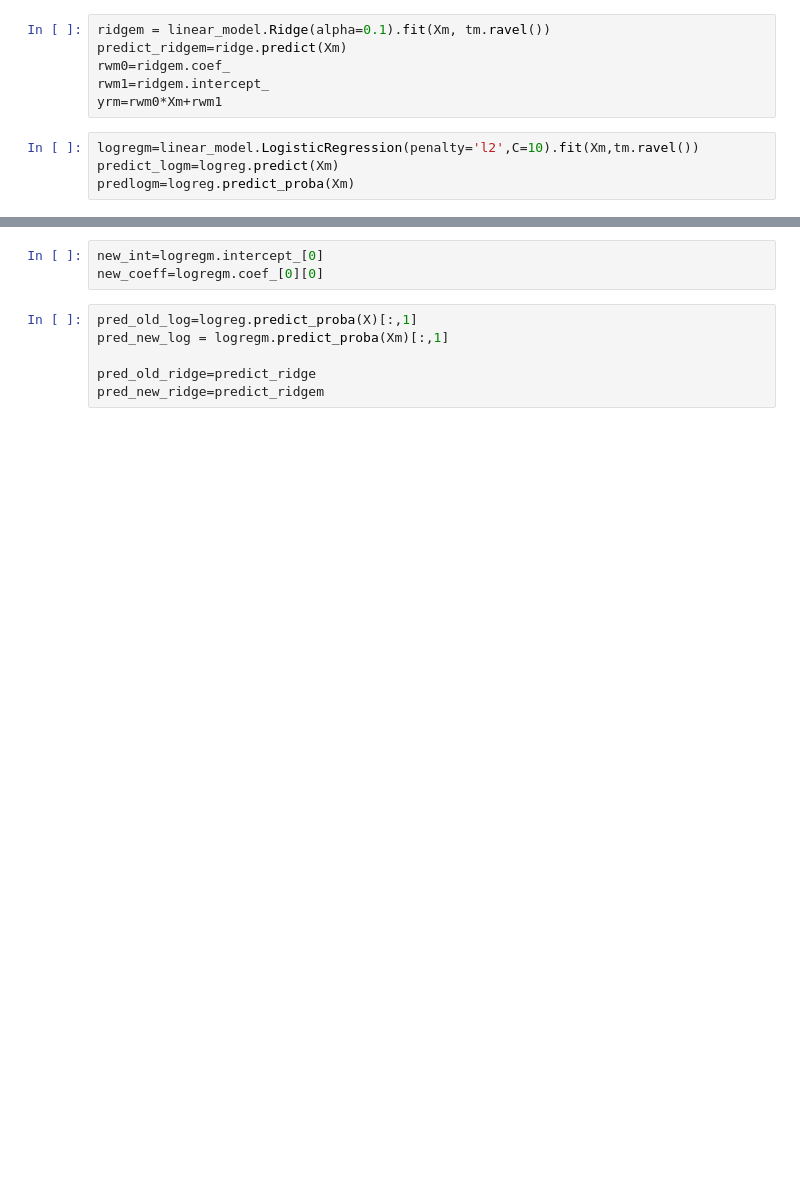
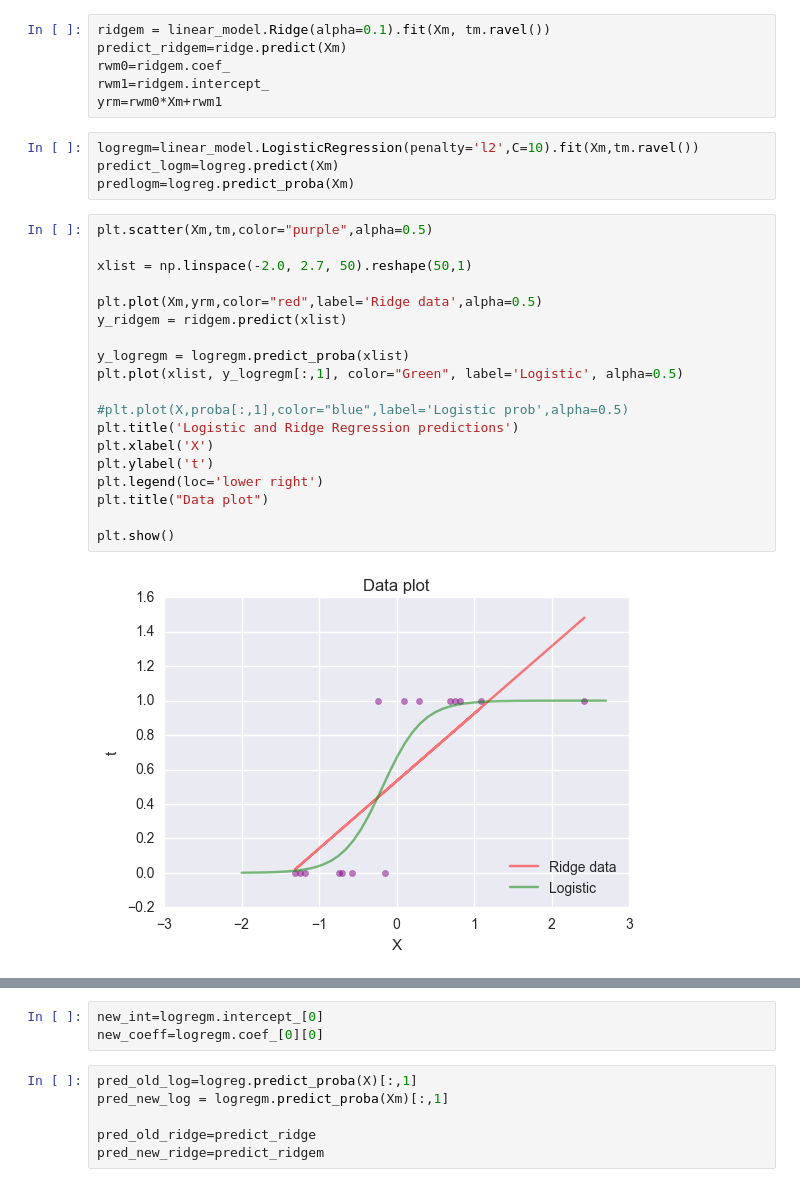
Before and after one commit to AnkitDutta7/Machine-Learning-IEOR290, a Jupyter notebook: HW5_Ankit_dutta.ipynb, the cells around one changed output, grey strips where cells are left out. Saved outputs shown, nothing was run; the diff lists cells and outputs as text; blank space fills up the shorter version.

```diff
--- a/HW5_Ankit_dutta.ipynb
+++ b/HW5_Ankit_dutta.ipynb
@@ -126,4 +118,25 @@ yrm=rwm0*Xm+rwm1
 logregm=linear_model.LogisticRegression(penalty='l2',C=10).fit(Xm,tm.ravel())
 predict_logm=logreg.predict(Xm)
 predlogm=logreg.predict_proba(Xm)
+# %%
+plt.scatter(Xm,tm,color="purple",alpha=0.5)
+
+xlist = np.linspace(-2.0, 2.7, 50).reshape(50,1)
+
+plt.plot(Xm,yrm,color="red",label='Ridge data',alpha=0.5)
+y_ridgem = ridgem.predict(xlist)
+
+y_logregm = logregm.predict_proba(xlist)
+plt.plot(xlist, y_logregm[:,1], color="Green", label='Logistic', alpha=0.5)
+
+#plt.plot(X,proba[:,1],color="blue",label='Logistic prob',alpha=0.5)
+plt.title('Logistic and Ridge Regression predictions')
+plt.xlabel('X')
+plt.ylabel('t')
+plt.legend(loc='lower right')
+plt.title("Data plot")
+
+plt.show()
+# %% [output]
+[figure, added]
 # %%
```
Also changed, not shown: parts of 5 cells of this notebook.
